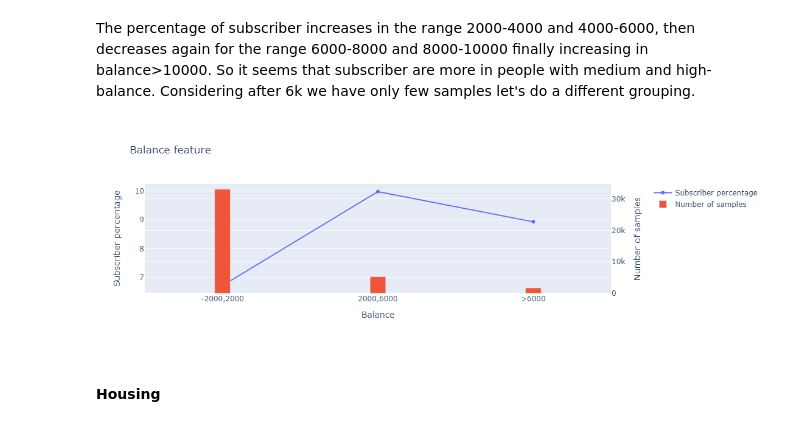
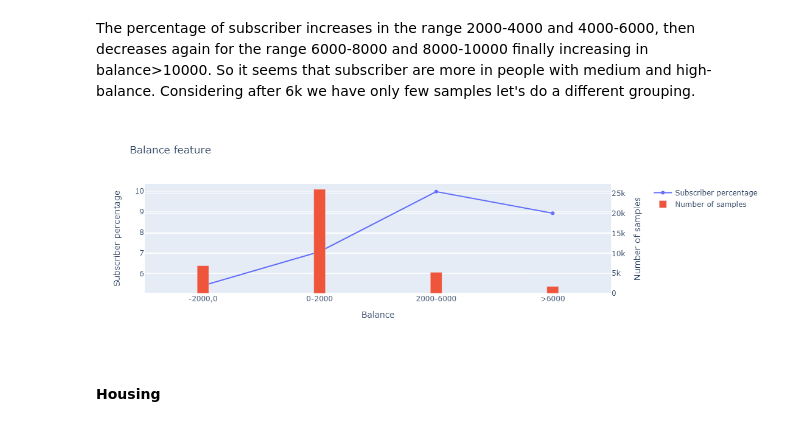
Before and after one commit to chiara89/OJGBREGVkBPNHLBf, a Jupyter notebook: term_deposit_subscription_prediction.ipynb, the cells around one changed output. Saved outputs shown, nothing was run; the diff lists cells and outputs as text; code cells hidden in the pictures.

```diff
--- a/term_deposit_subscription_prediction.ipynb
+++ b/term_deposit_subscription_prediction.ipynb
@@ -651,39 +651,39 @@ fig
 # %% [markdown]
 The percentage of subscriber increases in the range 2000-4000 and 4000-6000, then decreases again for the range 6000-8000 and 8000-10000 finally increasing in balance>10000. So it seems that subscriber are more in people with medium and high-balance. Considering after 6k we have only few samples let's do a different grouping.
 # %%
-label = ['-2000,2000', '2000,6000','>6000']
-num_samp_bal = [(df[(-2000 <= df['balance']) & (df['balance'] <= 2000)]).shape[0],(df[(2000 < df['balance']) & (df['balance'] <= 6000)]).shape[0],(df[(df['balance'] > 6000)]).shape[0]]
-perc_bal = [round((df_sub[(-2000 <= df_sub['balance']) & (df_sub['balance'] <= 2000)]).shape[0]/num_samp_bal[0]*100,2),round((df_sub[(2000 < df_sub['balance']) & (df_sub['balance'] <= 6000)]).shape[0]/num_samp_bal[1]*100,2),round((df_sub[(df_sub['balance'] > 6000)]).shape[0]/num_samp_bal[2]*100,2)]
+label = ['-2000,0','0-2000','2000-6000','>6000']
+num_samp_bal = [(df[(-2000 <= df['balance']) & (df['balance'] <= 0)]).shape[0],(df[(0 < df['balance']) & (df['balance'] <= 2000)]).shape[0],(df[(2000 < df['balance']) & (df['balance'] <= 6000)]).shape[0],(df[(df['balance'] > 6000)]).shape[0]]
+perc_bal = [round((df_sub[(-2000 <= df_sub['balance']) & (df_sub['balance'] <= 0)]).shape[0]/num_samp_bal[0]*100,2),round((df_sub[(0 < df_sub['balance']) & (df_sub['balance'] <= 2000)]).shape[0]/num_samp_bal[1]*100,2),round((df_sub[(2000 < df_sub['balance']) & (df_sub['balance'] <= 6000)]).shape[0]/num_samp_bal[2]*100,2),round((df_sub[(df_sub['balance'] > 6000)]).shape[0]/num_samp_bal[3]*100,2)]
 
 # Create Plot
 
 fig = make_subplots(specs=[[{"secondary_y": True}]])
 
 # Add traces
 fig.add_trace(
     go.Scatter(x=label, y=perc_bal, name="Subscriber percentage"),
     secondary_y=False,
 )
 
 fig.add_trace(
     go.Bar(x=label, y=num_samp_bal, name="Number of samples",width=0.1),
     secondary_y=True,
 )
 
 # Add figure title
 fig.update_layout(
     title_text="Balance feature"
 )
 
 # Set x-axis title
 fig.update_xaxes(title_text="Balance")
 
 # Set y-axes titles
 fig.update_yaxes(title_text="Subscriber percentage", secondary_y=False)
 fig.update_yaxes(title_text="Number of samples", secondary_y=True)
 
 fig
 # %% [output]
-[figure, old version]
+[figure, new version]
 # %%
 def func(x):
```
Also changed, not shown: parts of 27 cells of this notebook.
